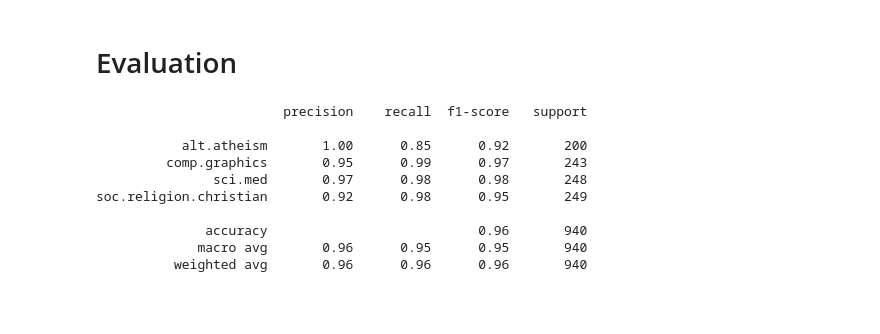
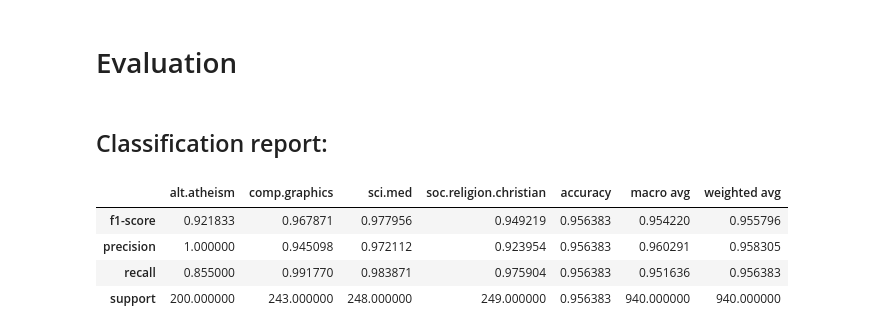
Before and after one commit to Reslan-Tinawi/20-newsgroups-Text-Classification, a Jupyter notebook: Text Classification.ipynb, the cells around one changed output. Cells and saved outputs as stored; diff of their text form; code cells hidden in the pictures; blank space fills up the shorter version.

```diff
--- a/Text Classification.ipynb
+++ b/Text Classification.ipynb
@@ -248,18 +248,9 @@ CPU times: user 50.6 s, sys: 388 ms, total: 50.9 s
 Wall time: 50.9 s
 # %% [markdown]
 # Evaluation
+# %% [markdown]
+## Classification report:
 # %%
-print(classification_report(y_true=y_test,
-                     y_pred=y_pred,
-                     target_names=pipeline.named_steps.clf.classes_))
+clf_report = classification_report(y_true=y_test, y_pred=y_pred,
+                                   target_names=pipeline.named_steps.clf.classes_,
+                                   output_dict=True)
-# %% [output]
-                        precision    recall  f1-score   support
-
-           alt.atheism       1.00      0.85      0.92       200
-         comp.graphics       0.95      0.99      0.97       243
-               sci.med       0.97      0.98      0.98       248
-soc.religion.christian       0.92      0.98      0.95       249
-
-              accuracy                           0.96       940
-             macro avg       0.96      0.95      0.95       940
-          weighted avg       0.96      0.96      0.96       940
@@ -265,0 +259,8 @@ soc.religion.christian       0.92      0.98      0.95       249
+# %%
+clf_report_df
+# %% [output]
+|  | alt.atheism | comp.graphics | sci.med | soc.religion.christian | accuracy | macro avg | weighted avg |
+| f1-score | 0.921833 | 0.967871 | 0.977956 | 0.949219 | 0.956383 | 0.954220 | 0.955796 |
+| precision | 1.000000 | 0.945098 | 0.972112 | 0.923954 | 0.956383 | 0.960291 | 0.958305 |
+| recall | 0.855000 | 0.991770 | 0.983871 | 0.975904 | 0.956383 | 0.951636 | 0.956383 |
+| support | 200.000000 | 243.000000 | 248.000000 | 249.000000 | 0.956383 | 940.000000 | 940.000000 |
```
Also changed, not shown: parts of 5 cells of this notebook.
